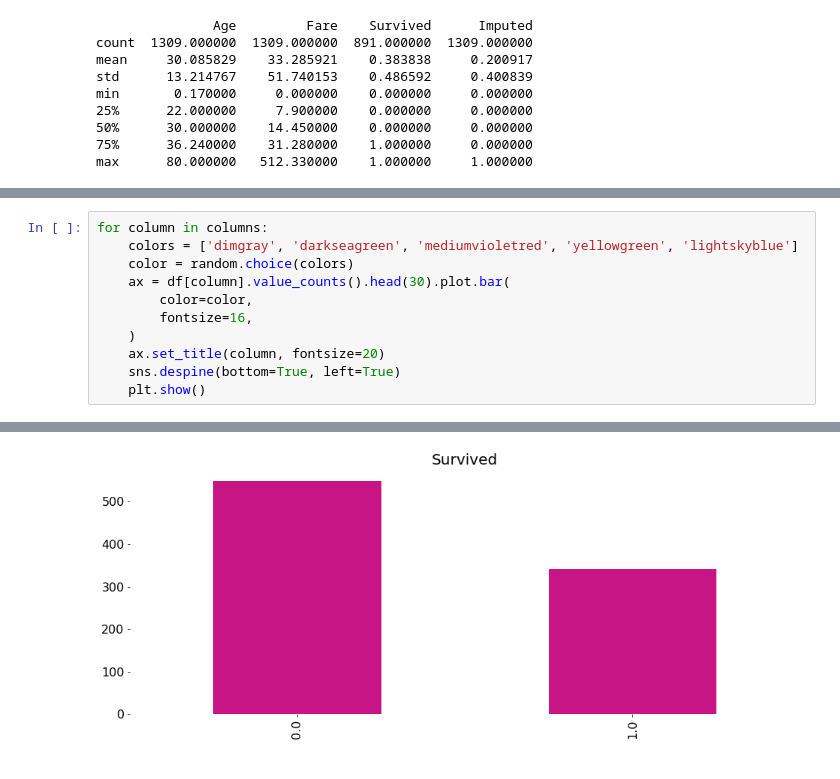
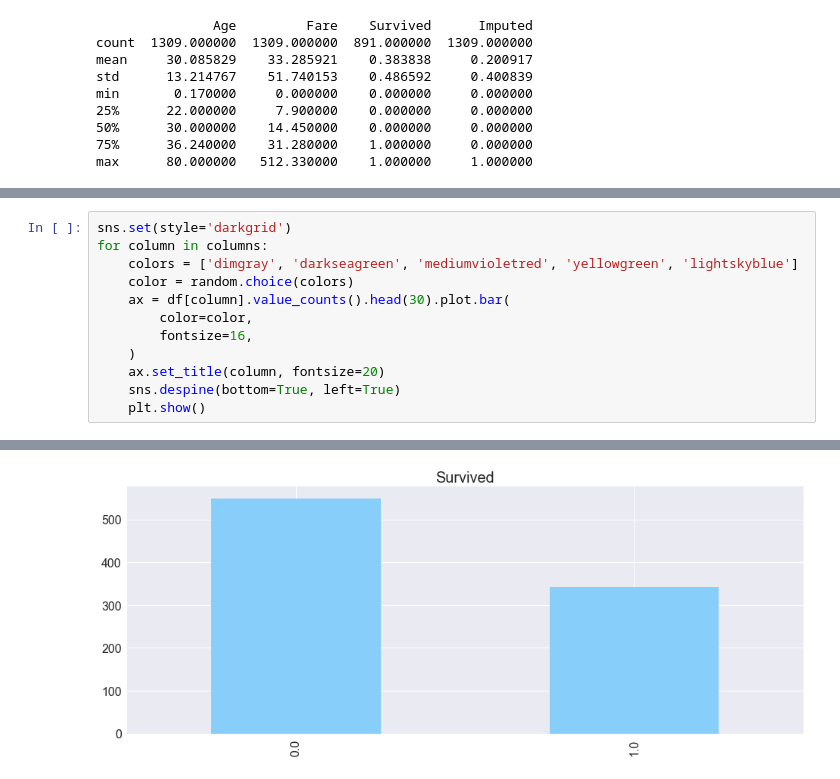
Before and after one commit to M-e-r-c-u-r-y/Machine-Learning, a Jupyter notebook: Kaggle/Titanic/Titanic Kaggle Visualization.ipynb, the cells around one changed output, grey strips where cells are left out. Saved outputs shown, nothing was run; the diff lists cells and outputs as text.

Commit message:
Cleaned up a few unnecessary plots and used the grid structure for relevant plots

```diff
--- a/Kaggle/Titanic/Titanic Kaggle Visualization.ipynb
+++ b/Kaggle/Titanic/Titanic Kaggle Visualization.ipynb
@@ -116,6 +116,7 @@ dtypes: category(6), float64(3), uint8(1)
 memory usage: 40.9 KB
 None
 # %%
+sns.set(style='darkgrid')
 for column in columns:
     colors = ['dimgray', 'darkseagreen', 'mediumvioletred', 'yellowgreen', 'lightskyblue']
     color = random.choice(colors)
@@ -137 +138 @@ for column in columns:
-[figure, old version]
+[figure, new version]
```
Also changed, not shown: parts of 11 cells of this notebook.
